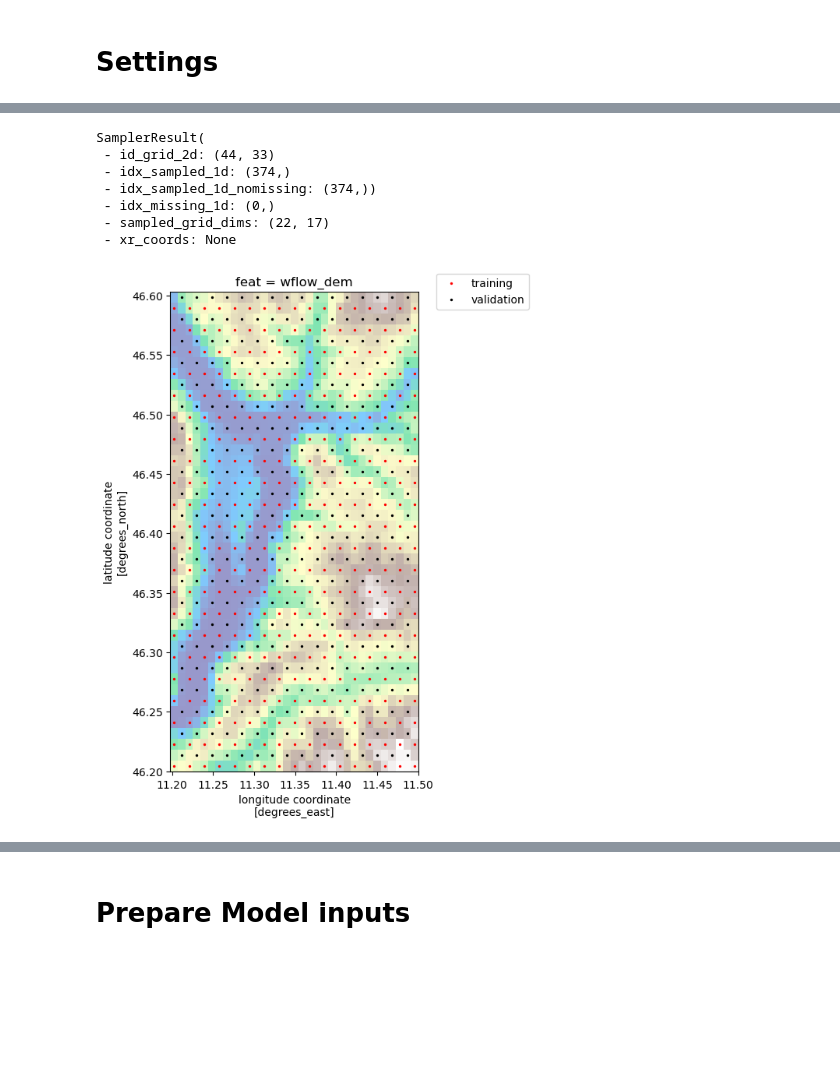
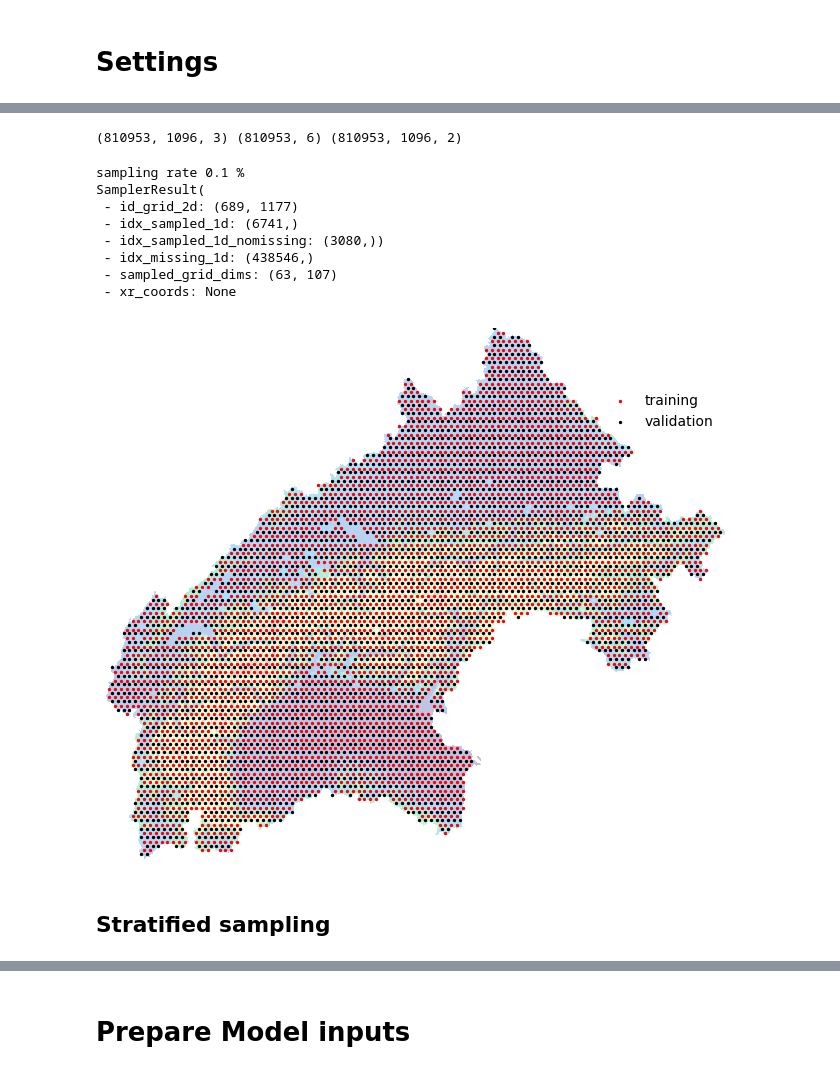
Before and after one commit to interTwin-eu/hython, a Jupyter notebook: demo/training_egu.ipynb, the cells around one changed output, grey strips where cells are left out. Cells and saved outputs as stored; diff of their text form; code cells hidden in the pictures; blank space fills up the shorter version.

```diff
--- a/demo/training_egu.ipynb
+++ b/demo/training_egu.ipynb
@@ -110,8 +88,9 @@ Xs = read_from_zarr(url=surrogate_data, group="xs", multi_index="gridcell").xs
 Y = read_from_zarr(url=surrogate_data, group="y", multi_index="gridcell").sel(time = train_range).y
 
 # other
-# wflow_lakes = Xs.sel(feat="wflow_lakeareas").unstack()
+wflow_lakes = Xs.sel(feat="wflow_lakeareas").unstack()
 wflow_dem = Xs.sel(feat="wflow_dem").unstack()
+wflow_landuse = Xs.sel(feat="wflow_landuse").unstack()
 
 # select features and targets
 Xd = Xd.sel(feat=dynamic_names)
@@ -121,35 +100,40 @@ Y = Y.sel(feat=target_names)
 print(Xd.shape, Xs.shape, Y.shape)
 # read masks
 mask_missing = read_from_zarr(url=surrogate_data, group="mask" ).mask
-# mask_lake = read_from_zarr(url=surrogate_data, group="mask_lake" ).mask_lake
+mask_lake = read_from_zarr(url=surrogate_data, group="mask_lake" ).mask_lake
+# %% [output]
+(810953, 1096, 3) (810953, 6) (810953, 1096, 2)
-# %%
-# Define the spatial samplers for both training and validation sets. Remeber the subsets should not overlap, so choose different origins.
-
-# training set
-spatial_train_sampler = RegularIntervalSampler(intervals = INTERVALS, origin = TRAIN_ORIGIN)
-
-# validation set
-spatial_val_sampler = RegularIntervalSampler(intervals = INTERVALS, origin = VAL_ORIGIN)
-
-# Apply the samplers: return the cell indices that can be used later in training and validation to sample the whole spatial domain.
-data2d  = wflow_dem.values
-
-idx = missing_location_idx(Xs.values)
-
-sampler_train_meta = spatial_train_sampler.sampling_idx(data2d, mask_missing)
-sampler_val_meta = spatial_val_sampler.sampling_idx(data2d, mask_missing)
-
-# some useful metadata
-print(sampler_train_meta)
-
-# check location of training and validation sets
-_ = plot_sampler(wflow_dem, sampler_train_meta, sampler_val_meta, figsize= (8, 8 ), markersize = 2)
-# %% [output]
-SamplerResult(
- - id_grid_2d: (44, 33)
- - idx_sampled_1d: (374,)
- - idx_sampled_1d_nomissing: (374,))
- - idx_missing_1d: (0,)
- - sampled_grid_dims: (22, 17)
- - xr_coords: None
-[figure, removed]
+# %%
+# Define the spatial samplers for both training and validation sets. Remeber the subsets should not overlap, so choose different origins.
+INTERVALS, TRAIN_ORIGIN, VAL_ORIGIN =  get_sampler_config("s000100")
+# training set
+spatial_train_sampler = RegularIntervalSampler(intervals = INTERVALS, origin = TRAIN_ORIGIN)
+
+# validation set
+spatial_val_sampler = RegularIntervalSampler(intervals = INTERVALS, origin = VAL_ORIGIN)
+
+# Apply the samplers: return the cell indices that can be used later in training and validation to sample the whole spatial domain.
+data2d  = wflow_dem.values[::-1]
+
+idx = missing_location_idx(Xs.values)
+
+sampler_train_meta = spatial_train_sampler.sampling_idx(data2d, mask_missing | mask_lake)
+sampler_val_meta = spatial_val_sampler.sampling_idx(data2d, mask_missing | mask_lake)
+
+# some useful metadata
+print(sampler_train_meta)
+
+# check location of training and validation sets
+_ = plot_sampler(wflow_dem, sampler_train_meta, sampler_val_meta, figsize= (8, 8 ), markersize = 2)
+# %% [output]
+sampling rate 0.1 %
+SamplerResult(
+ - id_grid_2d: (689, 1177)
+ - idx_sampled_1d: (6741,)
+ - idx_sampled_1d_nomissing: (3080,))
+ - idx_missing_1d: (438546,)
+ - sampled_grid_dims: (63, 107)
+ - xr_coords: None
+[figure, added]
+# %% [markdown]
+## Stratified sampling
```
Also changed, not shown: parts of 18 cells of this notebook, 4 other files.
